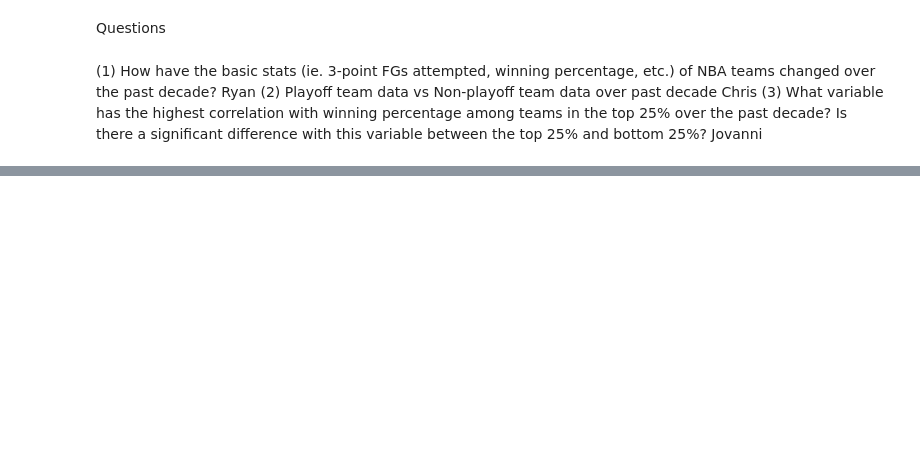
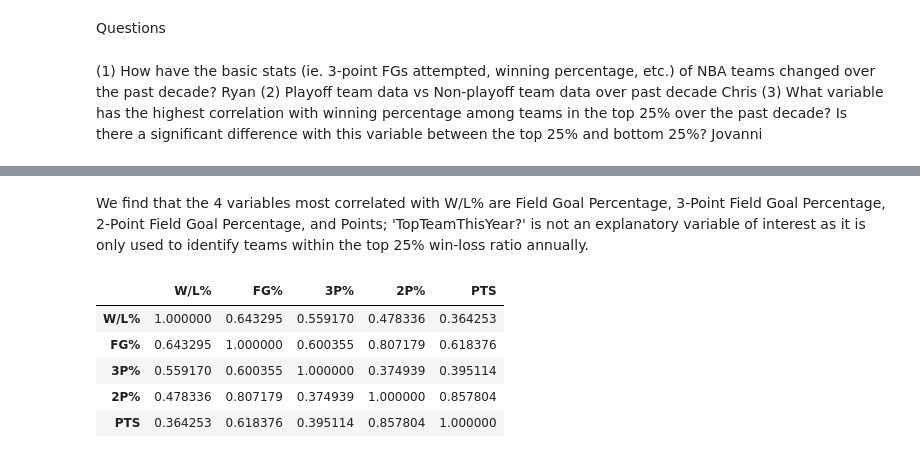
Before and after one commit to cs2027/stat-303-1-project, a Jupyter notebook: final-project.ipynb, the cells around one changed output, grey strips where cells are left out. Drawn from its saved outputs; the diff is of its cells as text; code cells hidden in the pictures; blank space fills up the shorter version.

```diff
--- a/final-project.ipynb
+++ b/final-project.ipynb
@@ -89,0 +122,11 @@ Jovanni
+# %% [markdown]
+We find that the 4 variables most correlated with W/L% are Field Goal Percentage, 3-Point Field Goal Percentage, 2-Point Field Goal Percentage, and Points; 'TopTeamThisYear?' is not an explanatory variable of interest as it is only used to identify teams within the top 25% win-loss ratio annually.
+# %%
+nba_data[['W/L%', 'FG%','3P%','2P%', 'PTS']].corr()
+# %% [output]
+|  | W/L% | FG% | 3P% | 2P% | PTS |
+| W/L% | 1.000000 | 0.643295 | 0.559170 | 0.478336 | 0.364253 |
+| FG% | 0.643295 | 1.000000 | 0.600355 | 0.807179 | 0.618376 |
+| 3P% | 0.559170 | 0.600355 | 1.000000 | 0.374939 | 0.395114 |
+| 2P% | 0.478336 | 0.807179 | 0.374939 | 1.000000 | 0.857804 |
+| PTS | 0.364253 | 0.618376 | 0.395114 | 0.857804 | 1.000000 |
```
Also changed, not shown: parts of 20 cells of this notebook.
